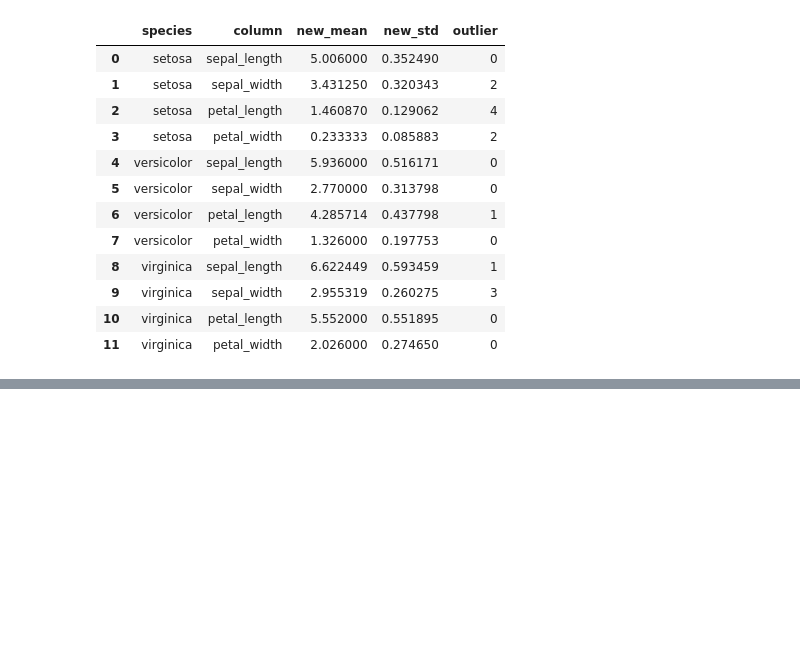
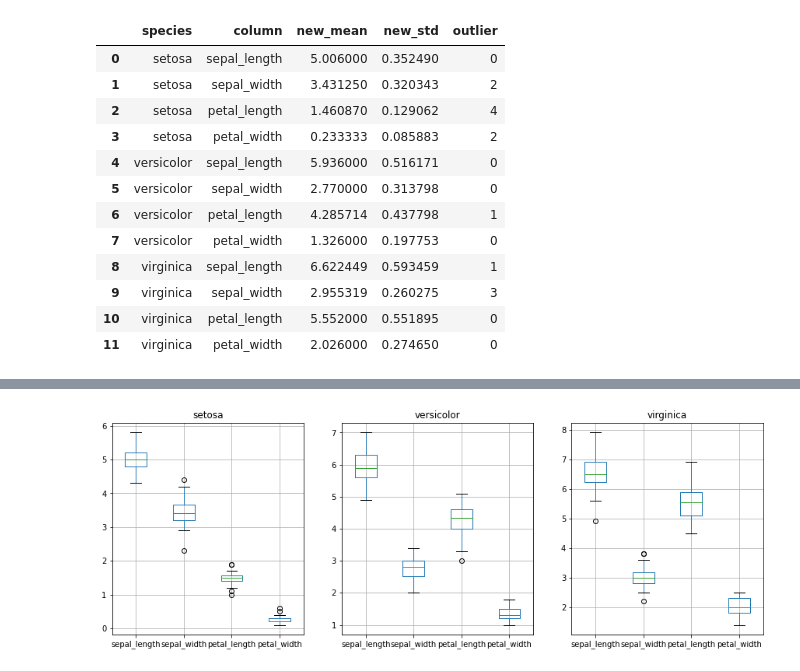
Before and after one commit to 1unasy/MachineLearning-2021-12, a Jupyter notebook: 00.데이터분석/23.Pandas연습문제_1224실습.ipynb, the cells around one changed output, grey strips where cells are left out. Cells and saved outputs as stored; diff of their text form; code cells hidden in the pictures; blank space fills up the shorter version.

```diff
--- a/00.데이터분석/23.Pandas연습문제_1224실습.ipynb
+++ b/00.데이터분석/23.Pandas연습문제_1224실습.ipynb
@@ -139,0 +157,11 @@ df
+# %%
+plt.figure(figsize=(15,5))
+
+for i, species in enumerate(iris.species.unique()):
+    plt.subplot(1, 3, i+1) # 행의 갯수, 열의 갯수, 몇 번째
+    plt.title(species)
+    iris[iris.species == species].boxplot()
+
+plt.show()
+# %% [output]
+[figure, added]
```
Also changed, not shown: parts of 37 cells of this notebook.
